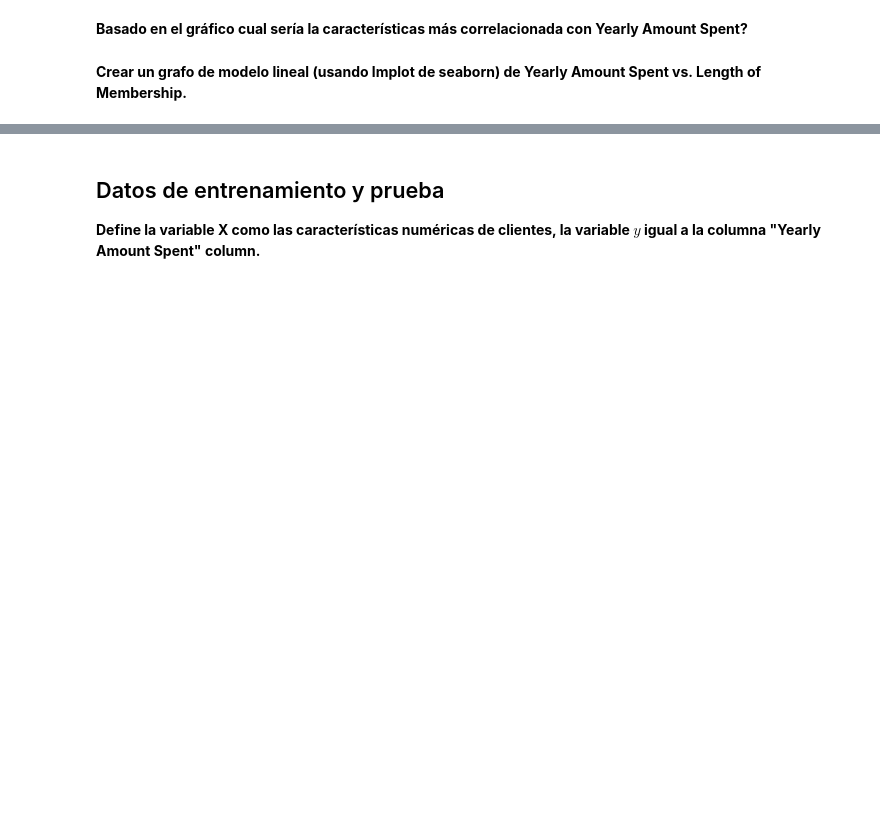
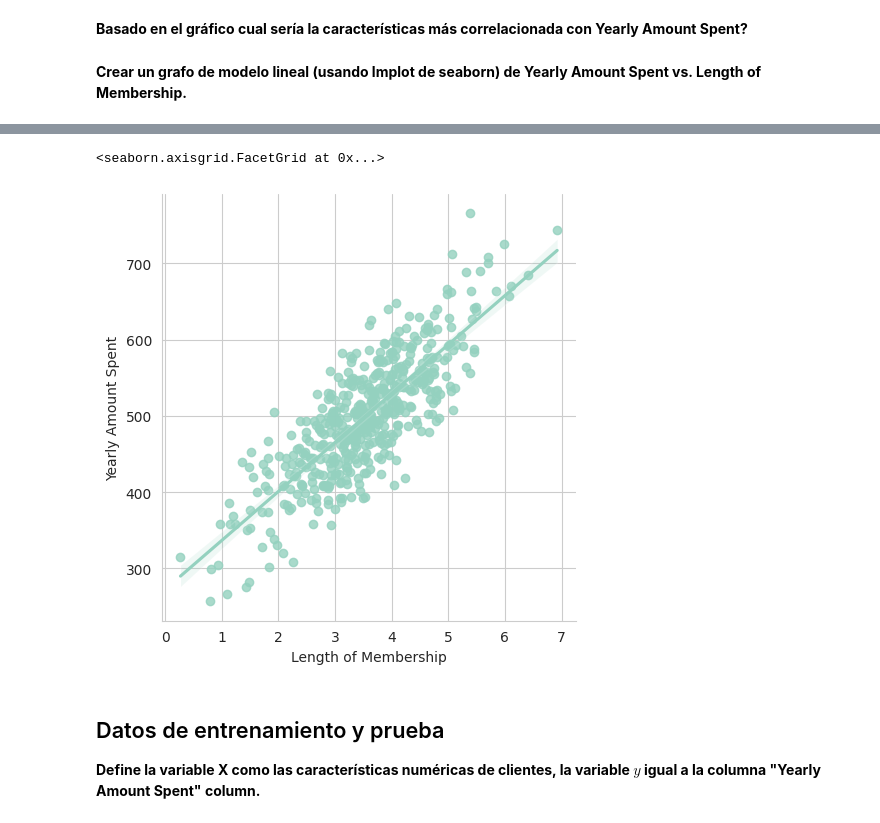
Before and after one commit to Ricardomanuel1/Maestr-a_Ciencia_de_Datos, a Jupyter notebook: II. Introduccion_Ciencia_Datos/4_EjercicioRegresionLinealMultivariada.ipynb, the cells around one changed output, grey strips where cells are left out. Saved outputs shown, nothing was run; the diff lists cells and outputs as text; code cells hidden in the pictures; blank space fills up the shorter version.

```diff
--- a/II. Introduccion_Ciencia_Datos/4_EjercicioRegresionLinealMultivariada.ipynb
+++ b/II. Introduccion_Ciencia_Datos/4_EjercicioRegresionLinealMultivariada.ipynb
@@ -25,5 +31,7 @@ Se trabajará con el archivo de clientes de la compañia. La información que se
 **Lee el archivo csv (Ecommerce_Customers.csv) de clientes en un Dataframe llamado clientes.**
 # %%
 url = "https://raw.githubusercontent.com/eduardool/MaestriaCienciaDatos/main/datasets/Ecommerce_Customers.csv"
+# %%
+clientes=pd.read_csv(url)
 # %% [markdown]
 **Mostrar el encabezado de clientes, verificar sus métodos info() y describe().**
@@ -101,3 +113,8 @@ sns.set_style('whitegrid')
+# %%
+sns.lmplot(x='Length of Membership',y='Yearly Amount Spent',data=clientes)
+# %% [output]
+<seaborn.axisgrid.FacetGrid at 0x...>
+[figure, added]
 # %% [markdown]
 ## Datos de entrenamiento y prueba
 
```
Also changed, not shown: parts of 44 cells of this notebook.
